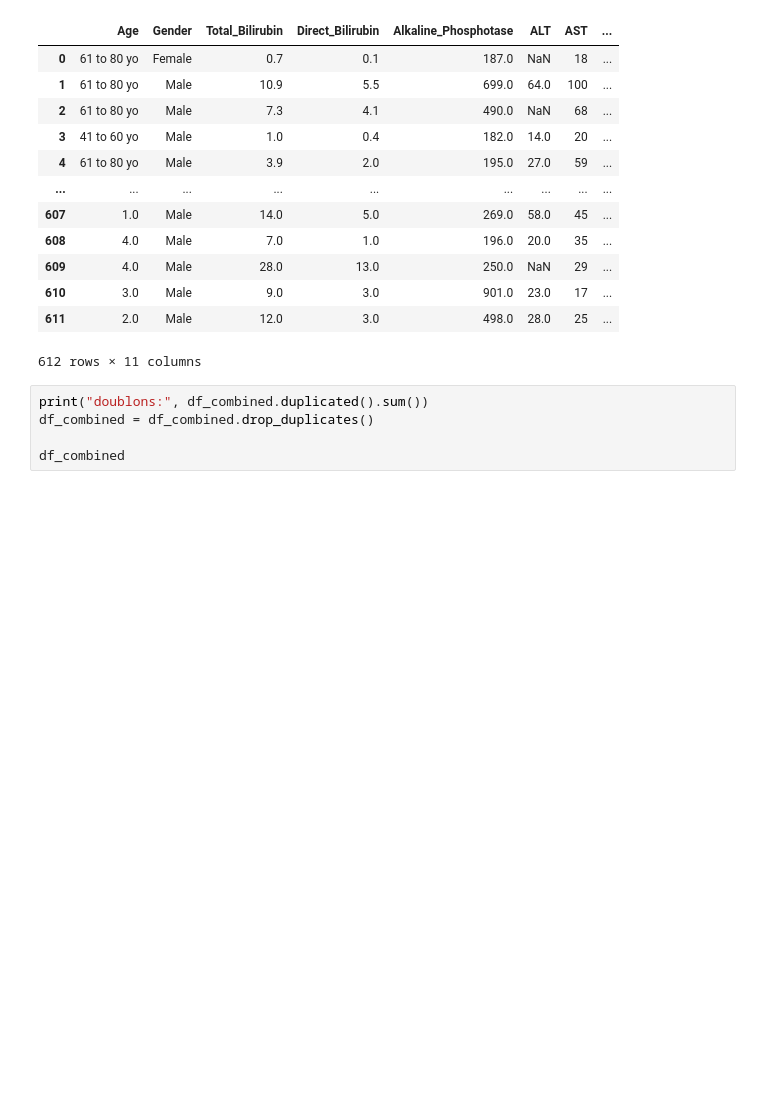
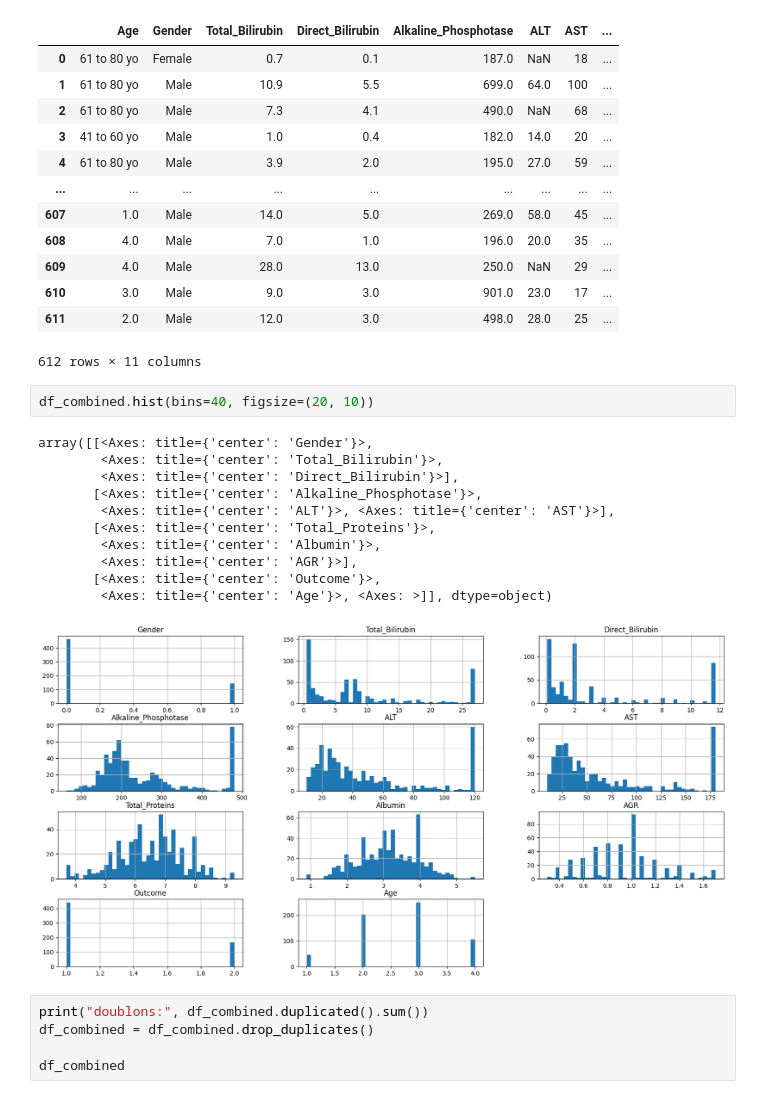
Before and after one commit to elabfr/Epidemologie, a Jupyter notebook: epi.ipynb, the cells around one changed output. Drawn from its saved outputs; the diff is of its cells as text; blank space fills up the shorter version.

Commit message:
ajout hist ...

```diff
--- a/epi.ipynb
+++ b/epi.ipynb
@@ -203,6 +203,20 @@ df_combined
 | 610 | 3.0 | Male | 9.0 | 3.0 | 901.0 | 23.0 | 17 | ... |
 | 611 | 2.0 | Male | 12.0 | 3.0 | 498.0 | 28.0 | 25 | ... |
 612 rows × 11 columns
+# %%
+df_combined.hist(bins=40, figsize=(20, 10))
+# %% [output]
+array([[<Axes: title={'center': 'Gender'}>,
+        <Axes: title={'center': 'Total_Bilirubin'}>,
+        <Axes: title={'center': 'Direct_Bilirubin'}>],
+       [<Axes: title={'center': 'Alkaline_Phosphotase'}>,
+        <Axes: title={'center': 'ALT'}>, <Axes: title={'center': 'AST'}>],
+       [<Axes: title={'center': 'Total_Proteins'}>,
+        <Axes: title={'center': 'Albumin'}>,
+        <Axes: title={'center': 'AGR'}>],
+       [<Axes: title={'center': 'Outcome'}>,
+        <Axes: title={'center': 'Age'}>, <Axes: >]], dtype=object)
+[figure, added]
 # %%
 print("doublons:", df_combined.duplicated().sum())
 df_combined = df_combined.drop_duplicates()
```
Also changed, not shown: parts of 1 cell of this notebook.
